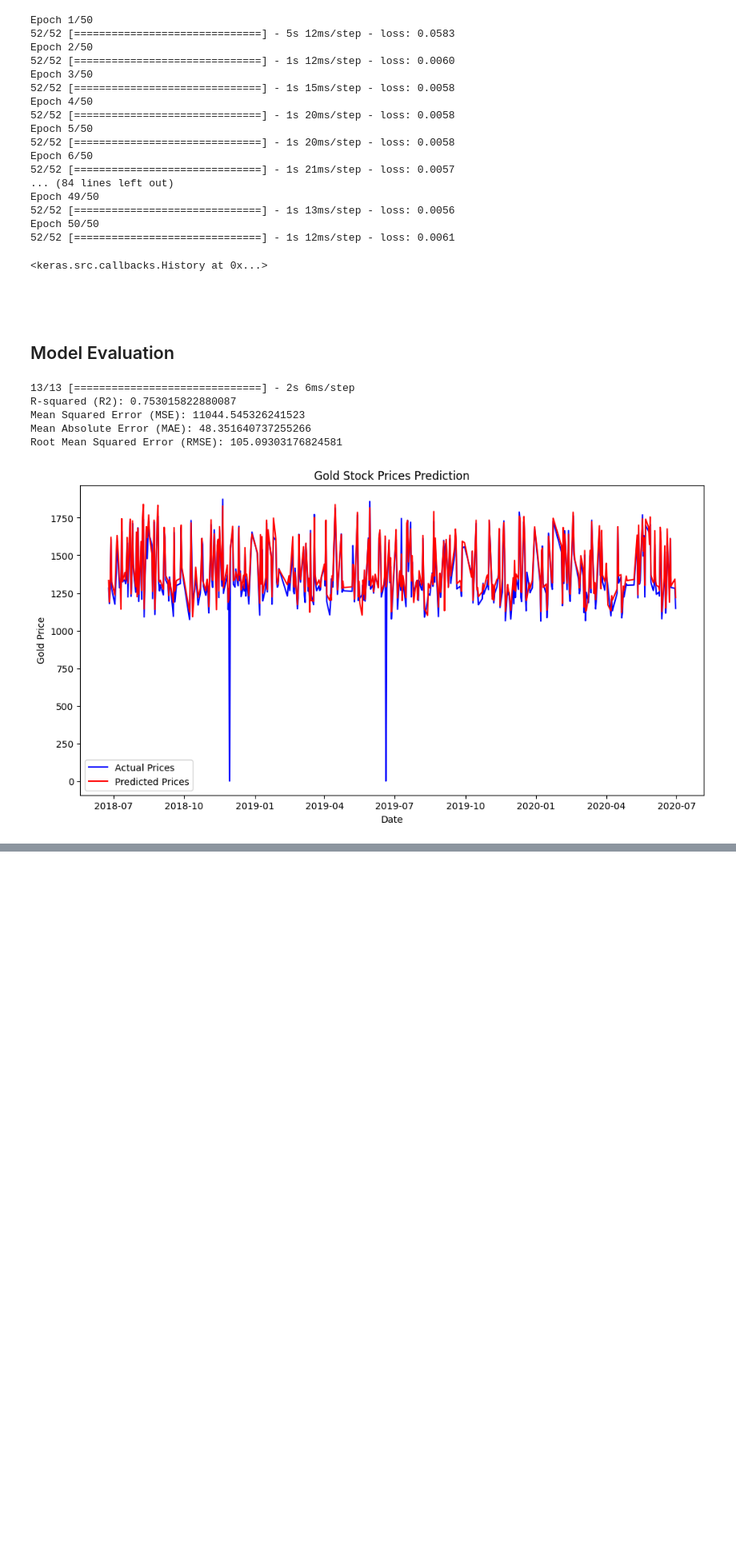
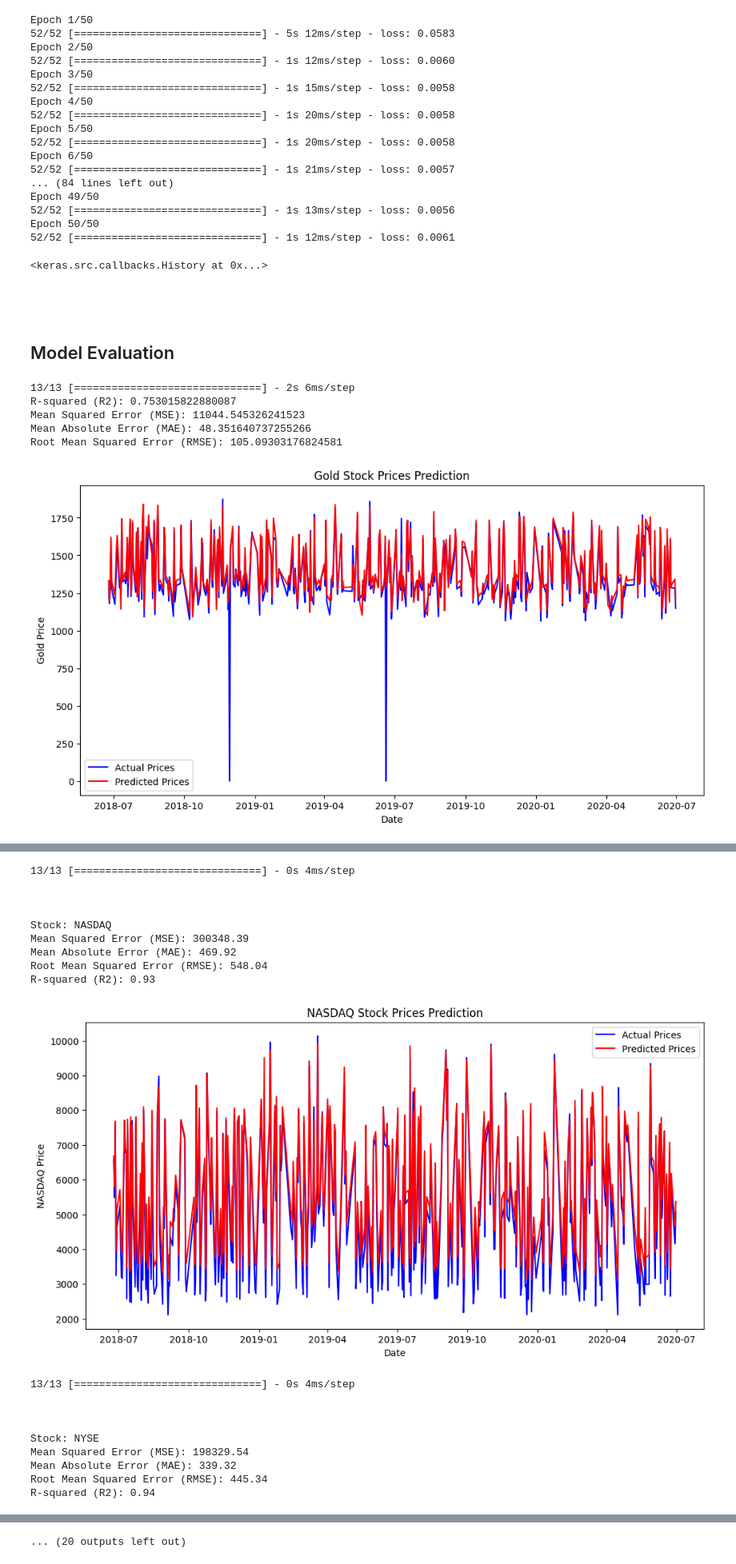
Before and after one commit to ashenJay07/4th-year-DL-assignment, a Jupyter notebook: 2.notebooks/stock_price_prediction_with_LSTM_evaluation.ipynb, the cells around one changed output, grey strips where cells are left out. Shown at 80% size. Saved outputs shown, nothing was run; the diff lists cells and outputs as text; code cells hidden in the pictures; blank space fills up the shorter version.

Commit message:
Looping the model evaluation process for all stock assets.

```diff
--- a/2.notebooks/stock_price_prediction_with_LSTM_evaluation.ipynb
+++ b/2.notebooks/stock_price_prediction_with_LSTM_evaluation.ipynb
@@ -179,0 +188,73 @@ plt.show()
+# %%
+# List of stock assets to predict (e.g., 'Gold', 'Amazon', 'Google', etc.)
+assets_to_predict = ['NASDAQ', 'NYSE', 'S&P 500', 'FTSE100', 'NIKKI225', 'BSE SENSEX', 'RUSSELL2000', 'HENG SENG', 'SSE', 'Crude Oil', 'Gold', 'VIX', 'USD index', 'Amazon', 'Google', 'Microsoft']  # Add more assets as needed
+
+# Loop through each asset
+for asset in assets_to_predict:
+    # Extract 'Gold' prices
+    prices = data[asset].values.astype(float)
+
+    # Normalize data to scale values between 0 and 1
+    scaler = MinMaxScaler()
+    prices_scaled = scaler.fit_transform(prices.reshape(-1, 1))
+
+    # Choose the sequence length (e.g., 10 days)
+    sequence_length = 10
+
+    # Create sequences for LSTM
+    sequences = create_sequences(prices_scaled, sequence_length)
+
+    # Split the data into training and testing sets
+    X_train, X_test, y_train, y_test = train_test_split(sequences[:, :-1], sequences[:, -1], test_size=0.2, random_state=42)
+
+    # Make predictions on the test set
+    y_pred = model.predict(X_test)
+
+    # Inverse transform the scaled predictions and actual values
+    y_pred_actual = scaler.inverse_transform(y_pred)
+    y_test_actual = scaler.inverse_transform(y_test.reshape(-1, 1))
+
+    # Calculate metrics
+    r2 = r2_score(y_test_actual, y_pred_actual)
+    mse = mean_squared_error(y_test_actual, y_pred_actual)
+    mae = mean_absolute_error(y_test_actual, y_pred_actual)
+    rmse = np.sqrt(mse)
+
+    print(f"\n\n\nStock: {asset}")
+    print(f"Mean Squared Error (MSE): {mse:.2f}")
+    print(f"Mean Absolute Error (MAE): {mae:.2f}")
+    print(f"Root Mean Squared Error (RMSE): {rmse:.2f}")
+    print(f"R-squared (R2): {r2:.2f}")
+
+    # Extract dates for plotting
+    dates = data['Date'][-len(y_test):]
+
+    # Plot the actual and predicted prices
+    plt.figure(figsize=(12, 6))
+    plt.plot(dates, y_test_actual, label='Actual Prices', color='blue')
+    plt.plot(dates, y_pred_actual, label='Predicted Prices', color='red')
+    plt.title(f'{asset} Stock Prices Prediction')
+    plt.xlabel('Date')
+    plt.ylabel(f'{asset} Price')
+    plt.legend()
+    plt.show()
+# %% [output]
+13/13 [==============================] - 0s 4ms/step
+
+
+
+Stock: NASDAQ
+Mean Squared Error (MSE): 300348.39
+Mean Absolute Error (MAE): 469.92
+Root Mean Squared Error (RMSE): 548.04
+R-squared (R2): 0.93
+[figure, added]
+13/13 [==============================] - 0s 4ms/step
+
+
+
+Stock: NYSE
+Mean Squared Error (MSE): 198329.54
+Mean Absolute Error (MAE): 339.32
+Root Mean Squared Error (RMSE): 445.34
+R-squared (R2): 0.94
@@ -179,0 +302 @@ plt.show()
+... (20 outputs left out)
```
Also changed, not shown: parts of 2 cells of this notebook.
